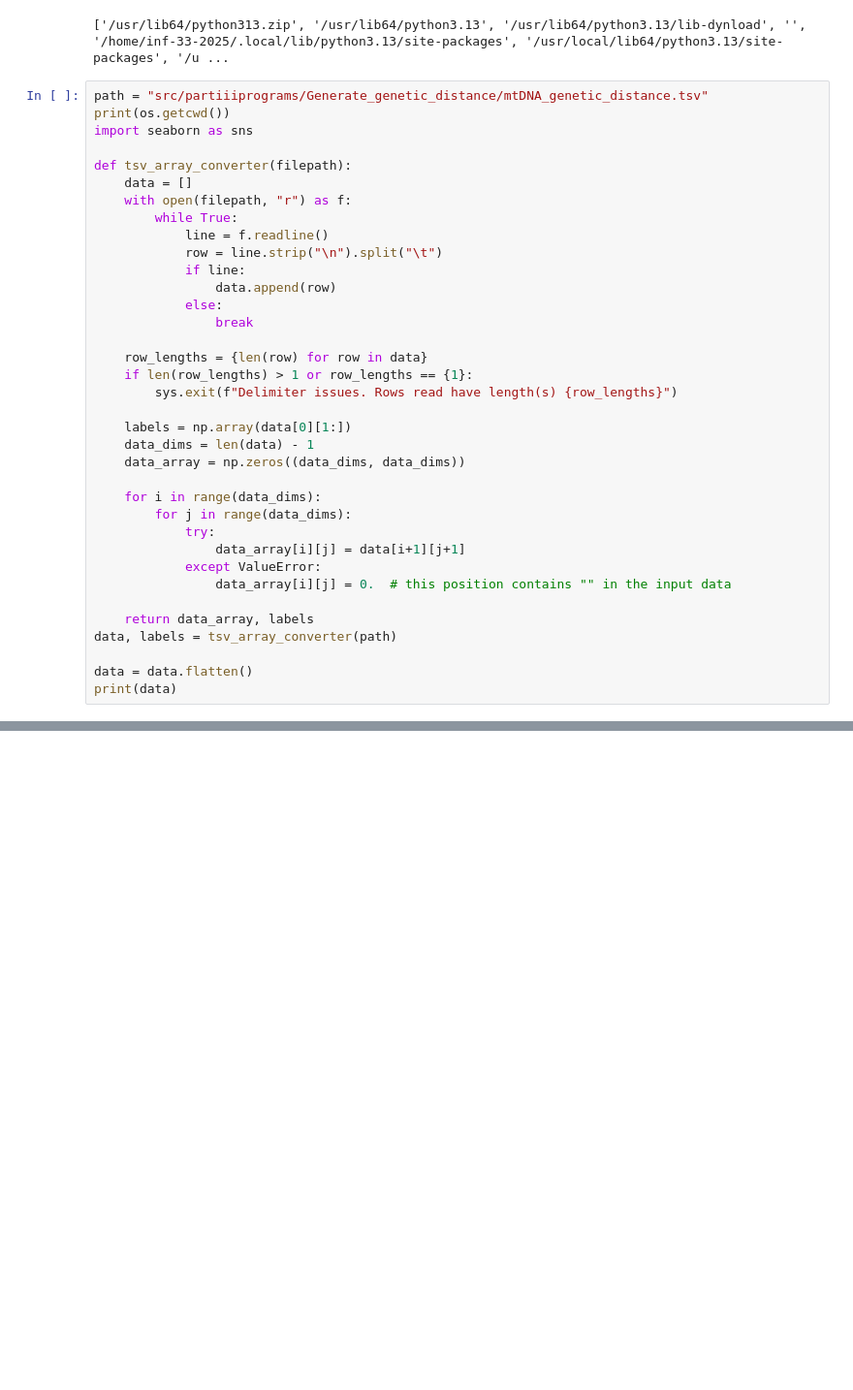
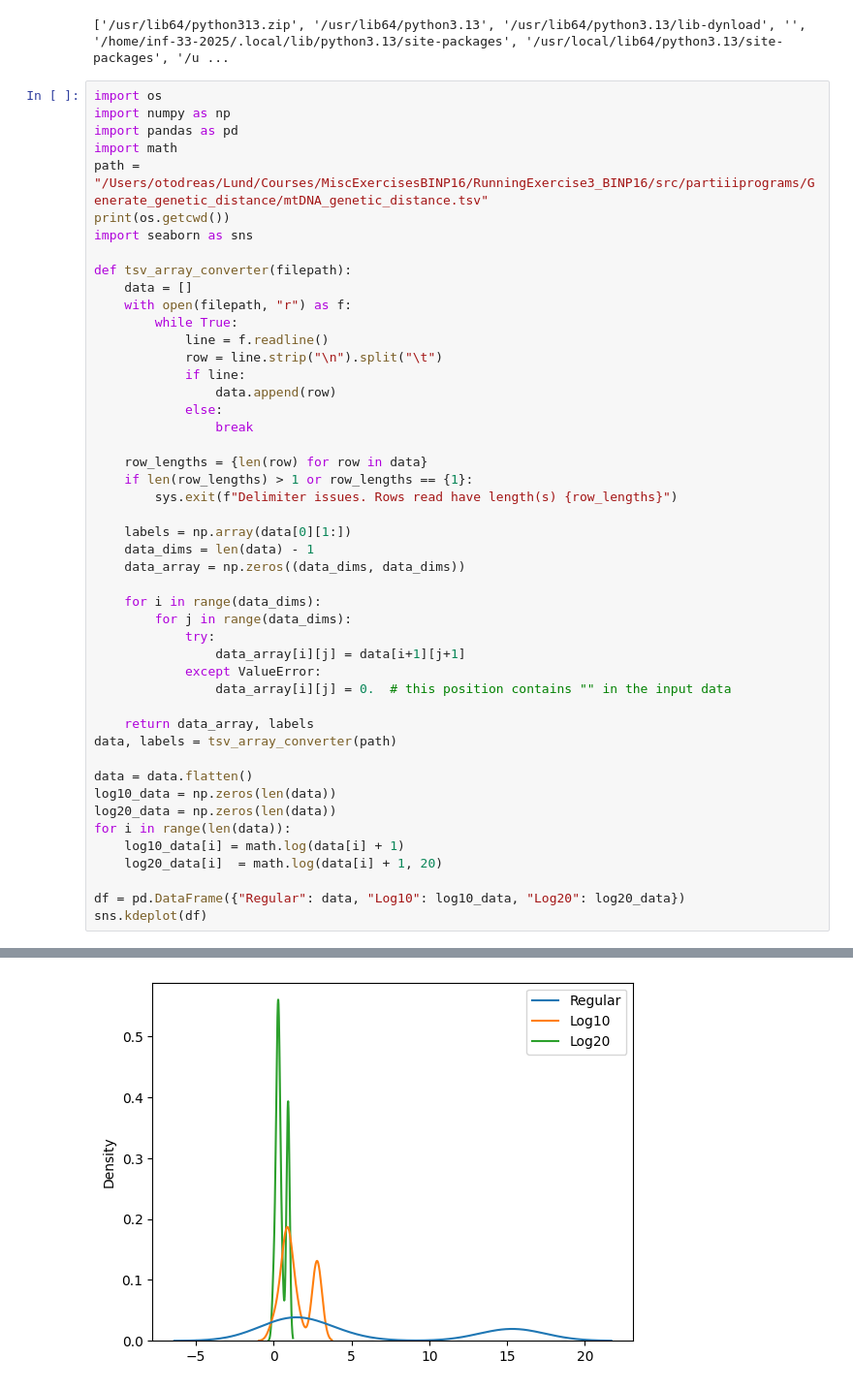
Before and after one commit to otodreas/RunningExercise3_BINP16, a Jupyter notebook: src/partiiiprograms/notes.ipynb, the cells around one changed output, grey strips where cells are left out. Shown at 97% size. Drawn from its saved outputs; the diff is of its cells as text; blank space fills up the shorter version.

```diff
--- a/src/partiiiprograms/notes.ipynb
+++ b/src/partiiiprograms/notes.ipynb
@@ -325,7 +325,11 @@ print(sys.path)
 # %% [output]
 ['/usr/lib64/python313.zip', '/usr/lib64/python3.13', '/usr/lib64/python3.13/lib-dynload', '', '/home/inf-33-2025/.local/lib/python3.13/site-packages', '/usr/local/lib64/python3.13/site-packages', '/u ...
 # %%
-path = "src/partiiiprograms/Generate_genetic_distance/mtDNA_genetic_distance.tsv"
+import os
+import numpy as np
+import pandas as pd
+import math
+path = "/Users/otodreas/Lund/Courses/MiscExercisesBINP16/RunningExercise3_BINP16/src/partiiiprograms/Generate_genetic_distance/mtDNA_genetic_distance.tsv"
 print(os.getcwd())
 import seaborn as sns
 
@@ -359,5 +363,12 @@ def tsv_array_converter(filepath):
 data, labels = tsv_array_converter(path)
 
 data = data.flatten()
-print(data)
+log10_data = np.zeros(len(data))
+log20_data = np.zeros(len(data))
+for i in range(len(data)):
+    log10_data[i] = math.log(data[i] + 1)
+    log20_data[i]  = math.log(data[i] + 1, 20)
+
+df = pd.DataFrame({"Regular": data, "Log10": log10_data, "Log20": log20_data})
+sns.kdeplot(df)
 # %% [output]
@@ -365,0 +377 @@ ModuleNotFoundError: No module named 'seaborn'
+[figure, added]
```
Also changed, not shown: parts of 3 cells of this notebook, 3 other files.
